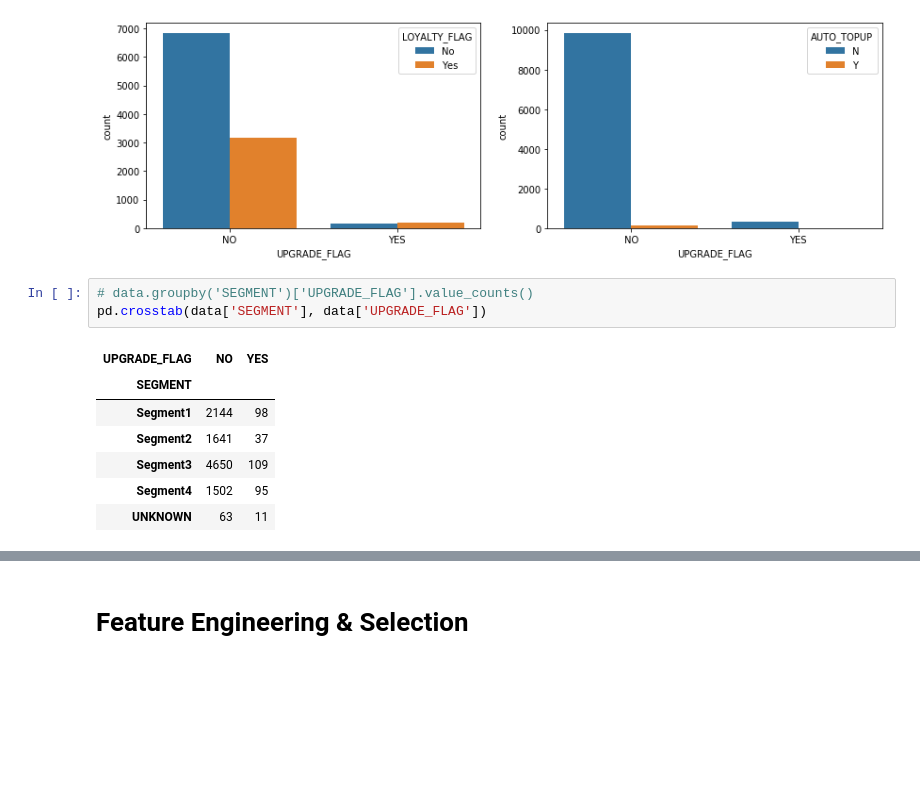
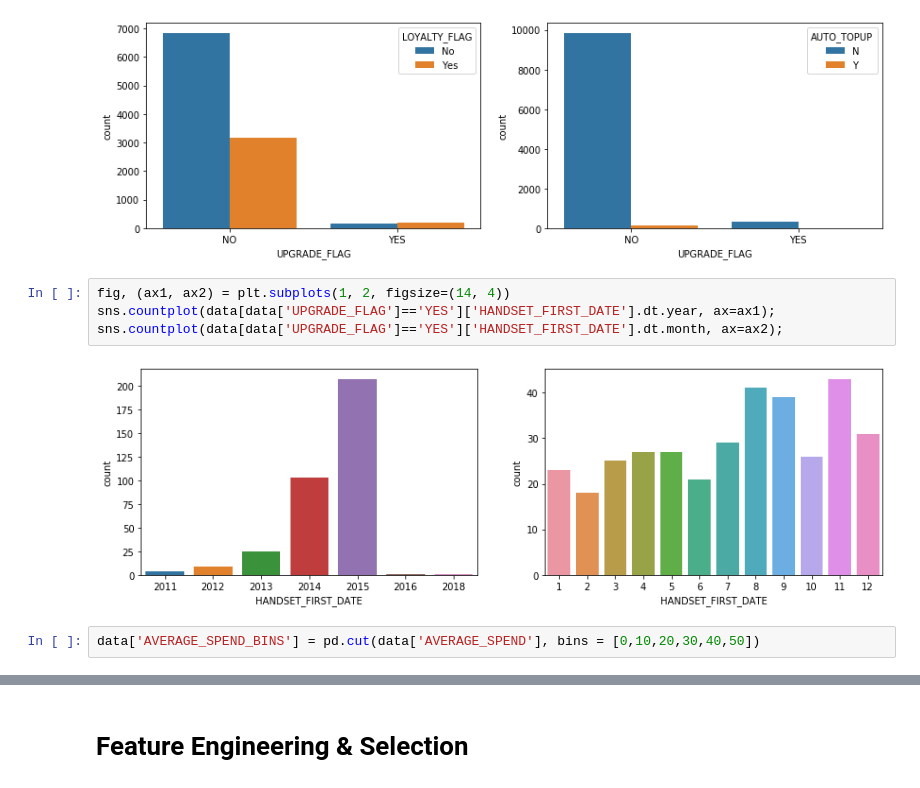
Before and after one commit to rameshs-data/Customer_Upgrade_Prediction, a Jupyter notebook: CustomerUpgradePrediction.ipynb, the cells around one changed output, grey strips where cells are left out. Cells and saved outputs as stored; diff of their text form; blank space fills up the shorter version.

```diff
--- a/CustomerUpgradePrediction.ipynb
+++ b/CustomerUpgradePrediction.ipynb
@@ -353,14 +340,11 @@ sns.countplot(x="UPGRADE_FLAG", data=data, hue="AUTO_TOPUP", ax=ax2)
 # %% [output]
 <matplotlib.axes._subplots.AxesSubplot at 0x...>
 [figure]
-# %%
-# data.groupby('SEGMENT')['UPGRADE_FLAG'].value_counts()
-pd.crosstab(data['SEGMENT'], data['UPGRADE_FLAG'])
-# %% [output]
-| UPGRADE_FLAG | NO | YES |
-| SEGMENT |  |  |
-| Segment1 | 2144 | 98 |
-| Segment2 | 1641 | 37 |
-| Segment3 | 4650 | 109 |
-| Segment4 | 1502 | 95 |
-| UNKNOWN | 63 | 11 |
+# %%
+fig, (ax1, ax2) = plt.subplots(1, 2, figsize=(14, 4))
+sns.countplot(data[data['UPGRADE_FLAG']=='YES']['HANDSET_FIRST_DATE'].dt.year, ax=ax1);
+sns.countplot(data[data['UPGRADE_FLAG']=='YES']['HANDSET_FIRST_DATE'].dt.month, ax=ax2);
+# %% [output]
+[figure, added]
+# %%
+data['AVERAGE_SPEND_BINS'] = pd.cut(data['AVERAGE_SPEND'], bins = [0,10,20,30,40,50])
```
Also changed, not shown: parts of 15 cells of this notebook.
